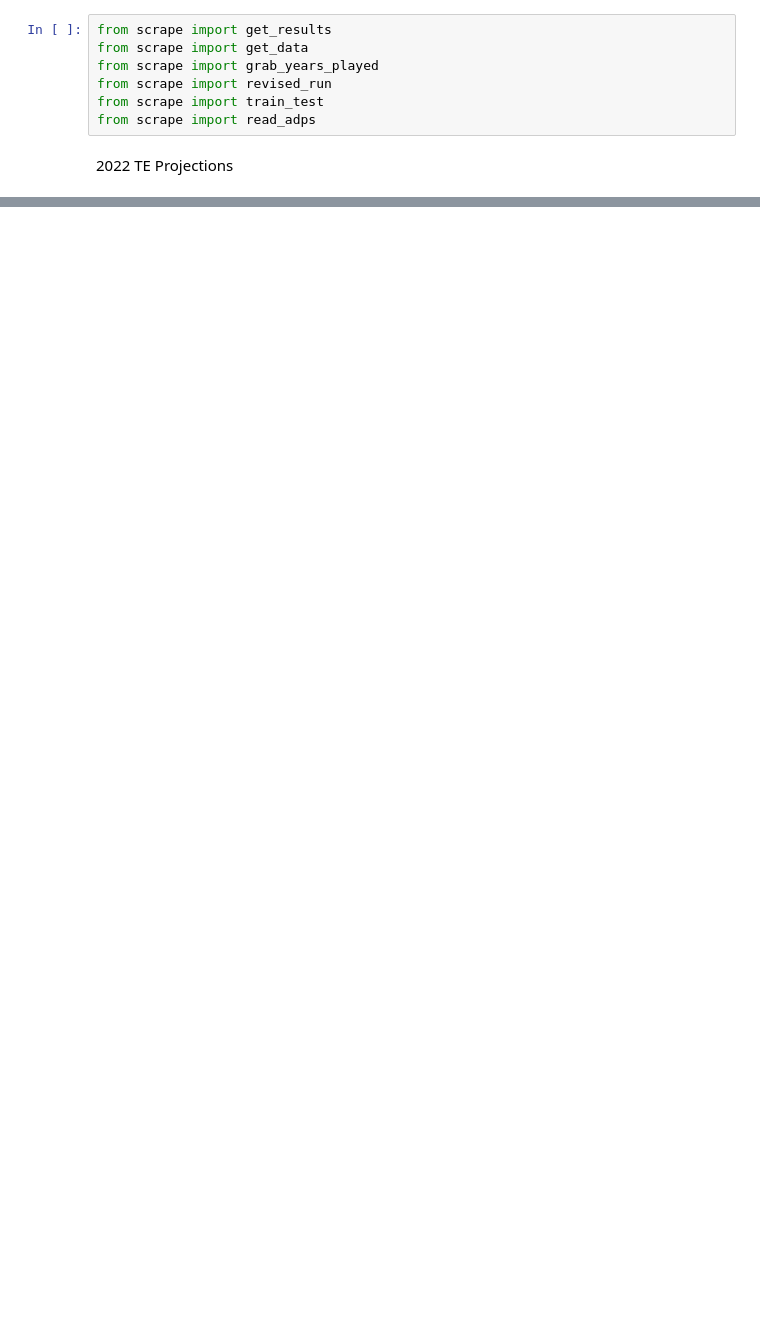
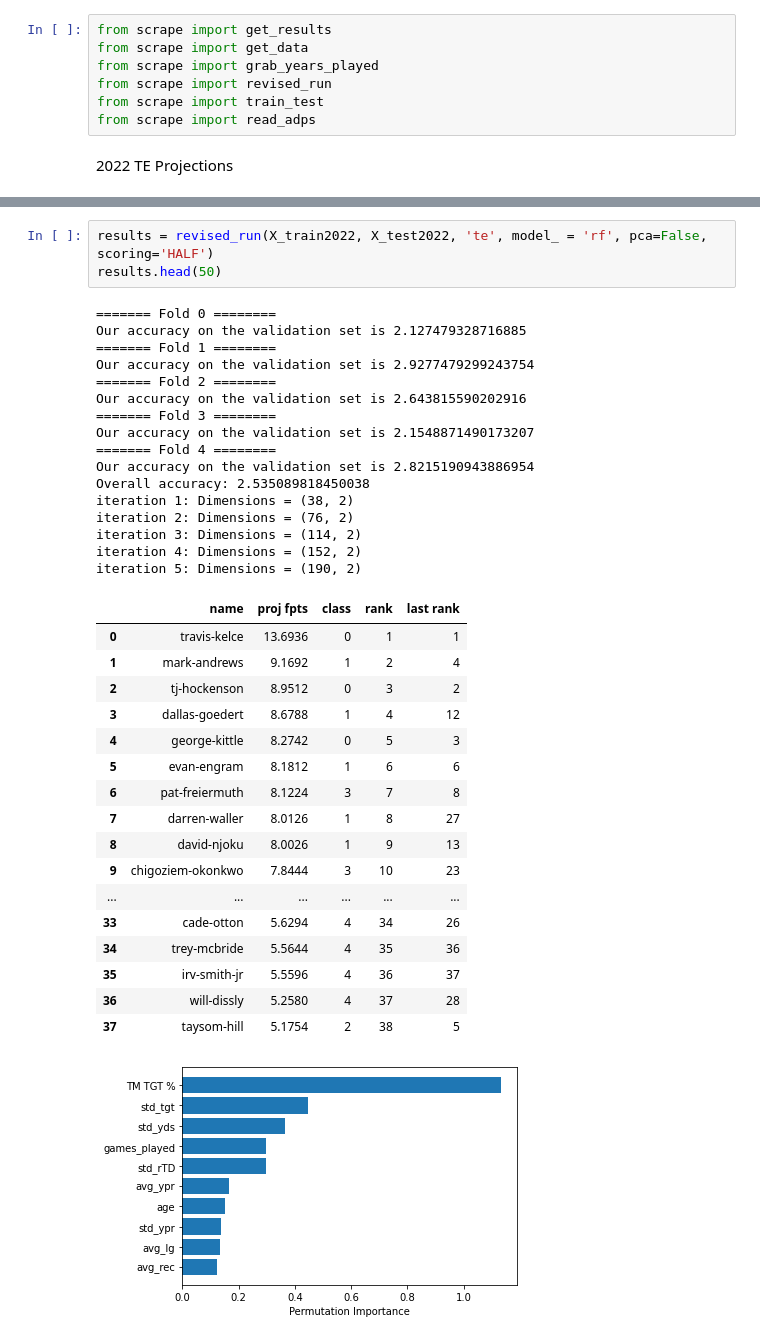
Before and after one commit to xander-abbott/fantasy_scrape, a Jupyter notebook: main_te.ipynb, the cells around one changed output, grey strips where cells are left out. Drawn from its saved outputs; the diff is of its cells as text; blank space fills up the shorter version.

```diff
--- a/main_te.ipynb
+++ b/main_te.ipynb
@@ -122,3 +161,41 @@ iteration 5: Dimensions = (190, 2)
+# %%
+results = revised_run(X_train2022, X_test2022, 'te', model_ = 'rf', pca=False, scoring='HALF')
+results.head(50)
+# %% [output]
+======= Fold 0 ========
+Our accuracy on the validation set is 2.127479328716885
+======= Fold 1 ========
+Our accuracy on the validation set is 2.9277479299243754
+======= Fold 2 ========
+Our accuracy on the validation set is 2.643815590202916
+======= Fold 3 ========
+Our accuracy on the validation set is 2.1548871490173207
+======= Fold 4 ========
+Our accuracy on the validation set is 2.8215190943886954
+Overall accuracy: 2.535089818450038
+iteration 1: Dimensions = (38, 2)
+iteration 2: Dimensions = (76, 2)
+iteration 3: Dimensions = (114, 2)
+iteration 4: Dimensions = (152, 2)
+iteration 5: Dimensions = (190, 2)
+|  | name | proj fpts | class | rank | last rank |
+| 0 | travis-kelce | 13.6936 | 0 | 1 | 1 |
+| 1 | mark-andrews | 9.1692 | 1 | 2 | 4 |
+| 2 | tj-hockenson | 8.9512 | 0 | 3 | 2 |
+| 3 | dallas-goedert | 8.6788 | 1 | 4 | 12 |
+| 4 | george-kittle | 8.2742 | 0 | 5 | 3 |
+| 5 | evan-engram | 8.1812 | 1 | 6 | 6 |
+| 6 | pat-freiermuth | 8.1224 | 3 | 7 | 8 |
+| 7 | darren-waller | 8.0126 | 1 | 8 | 27 |
+| 8 | david-njoku | 8.0026 | 1 | 9 | 13 |
+| 9 | chigoziem-okonkwo | 7.8444 | 3 | 10 | 23 |
+| ... | ... | ... | ... | ... | ... |
+| 33 | cade-otton | 5.6294 | 4 | 34 | 26 |
+| 34 | trey-mcbride | 5.5644 | 4 | 35 | 36 |
+| 35 | irv-smith-jr | 5.5596 | 4 | 36 | 37 |
+| 36 | will-dissly | 5.2580 | 4 | 37 | 28 |
+| 37 | taysom-hill | 5.1754 | 2 | 38 | 5 |
+[figure, added]
 # %%
 results = revised_run(X_train2022, X_test2022, 'te', year_for='2022', model_='svr', scoring='HALF')
 results.head(50)
```
Also changed, not shown: parts of 5 cells of this notebook, 25 other files.
